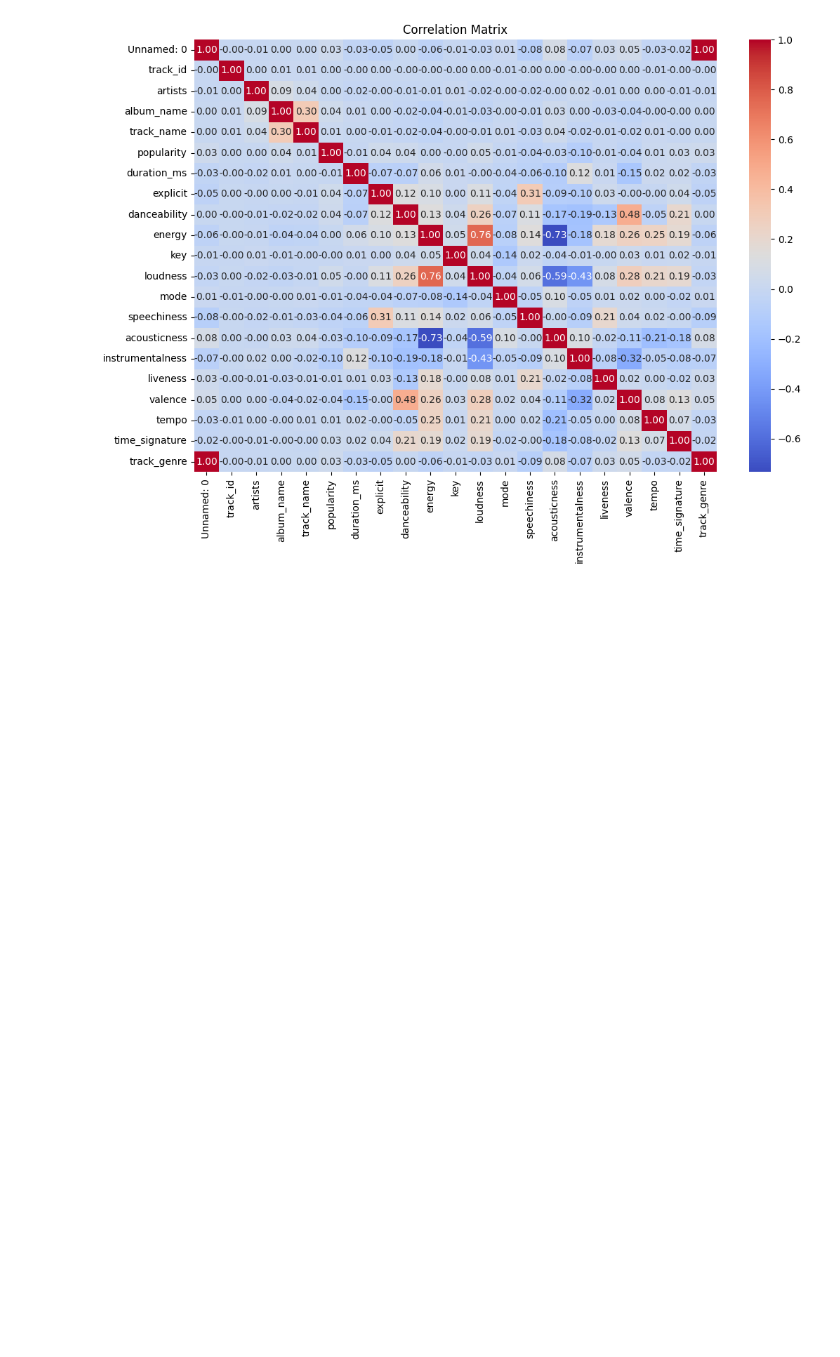
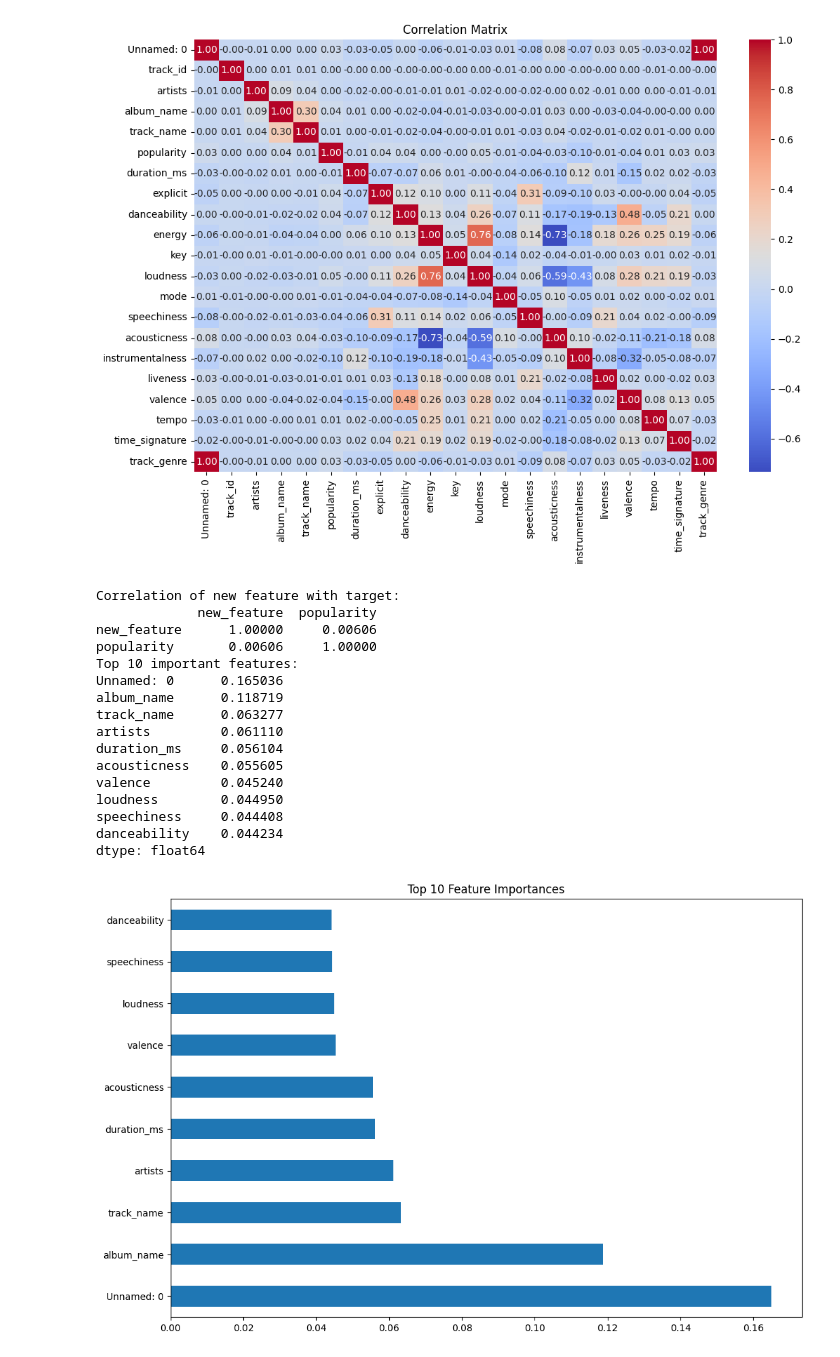
Before and after one commit to AMekhrza/EDA_S5, a Jupyter notebook: EDA_S5.ipynb, the cells around one changed output. Drawn from its saved outputs; the diff is of its cells as text; code cells hidden in the pictures; blank space fills up the shorter version.

Commit message:
Create new features and analyze correlation with target

```diff
--- a/EDA_S5.ipynb
+++ b/EDA_S5.ipynb
@@ -85,3 +85,58 @@ track_genre         0
 dtype: int64
 [figure]
 [figure]
+# %%
+# 1. Feature Engineering - Creating new features
+# Example: Adding a new feature as the interaction of two existing features
+# Replace 'danceability' and 'energy' with actual column names
+data['new_feature'] = data['danceability'] * data['energy']  # Replace with actual columns
+
+# 2. Check correlation of the new feature with the target variable
+# Assuming 'popularity' is the target variable
+correlation_new_feature = data[['new_feature', 'popularity']].corr()
+print(f"Correlation of new feature with target:\n{correlation_new_feature}")
+
+# 3. Feature Importances - Using Random Forest to check feature importances
+from sklearn.ensemble import RandomForestRegressor
+
+# Separate the features (X) and target (y)
+# Assuming 'popularity' is the target variable
+X = data.drop(columns=['popularity'])
+y = data['popularity']
+
+# Initialize the Random Forest model
+rf_model = RandomForestRegressor(random_state=42)
+
+# Fit the model
+rf_model.fit(X, y)
+
+# Get feature importances
+feature_importances = pd.Series(rf_model.feature_importances_, index=X.columns).sort_values(ascending=False)
+
+# Display the top 10 most important features
+print("Top 10 important features:")
+print(feature_importances.head(10))
+
+# Plot feature importances
+plt.figure(figsize=(12, 8))
+feature_importances.head(10).plot(kind='barh')
+plt.title('Top 10 Feature Importances')
+plt.show()
+# %% [output]
+Correlation of new feature with target:
+             new_feature  popularity
+new_feature      1.00000     0.00606
+popularity       0.00606     1.00000
+Top 10 important features:
+Unnamed: 0      0.165036
+album_name      0.118719
+track_name      0.063277
+artists         0.061110
+duration_ms     0.056104
+acousticness    0.055605
+valence         0.045240
+loudness        0.044950
+speechiness     0.044408
+danceability    0.044234
+dtype: float64
+[figure, added]
```
